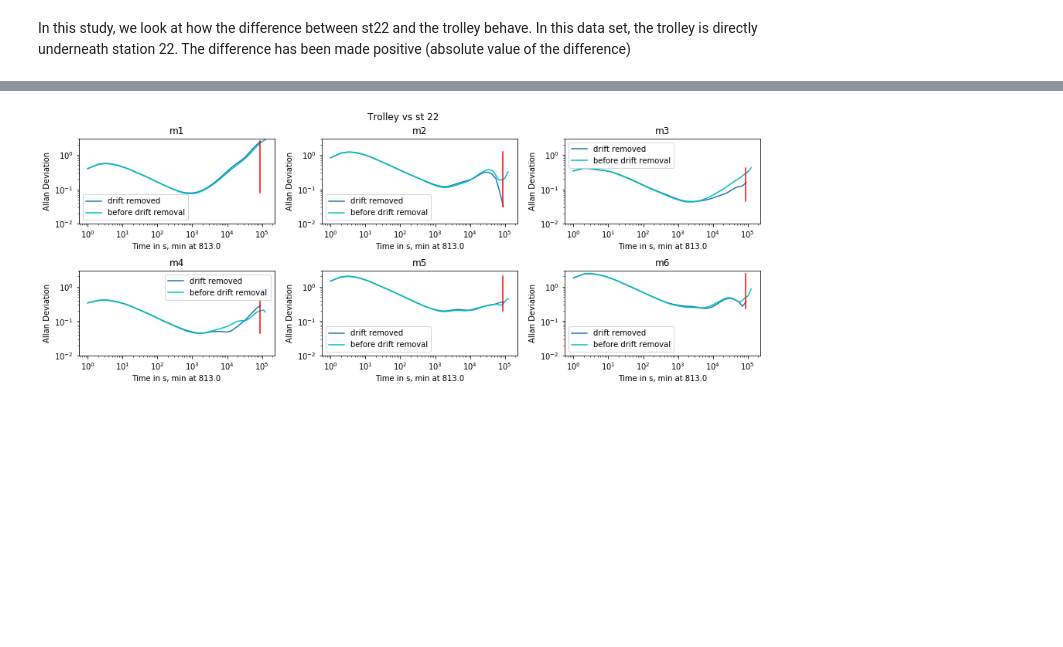
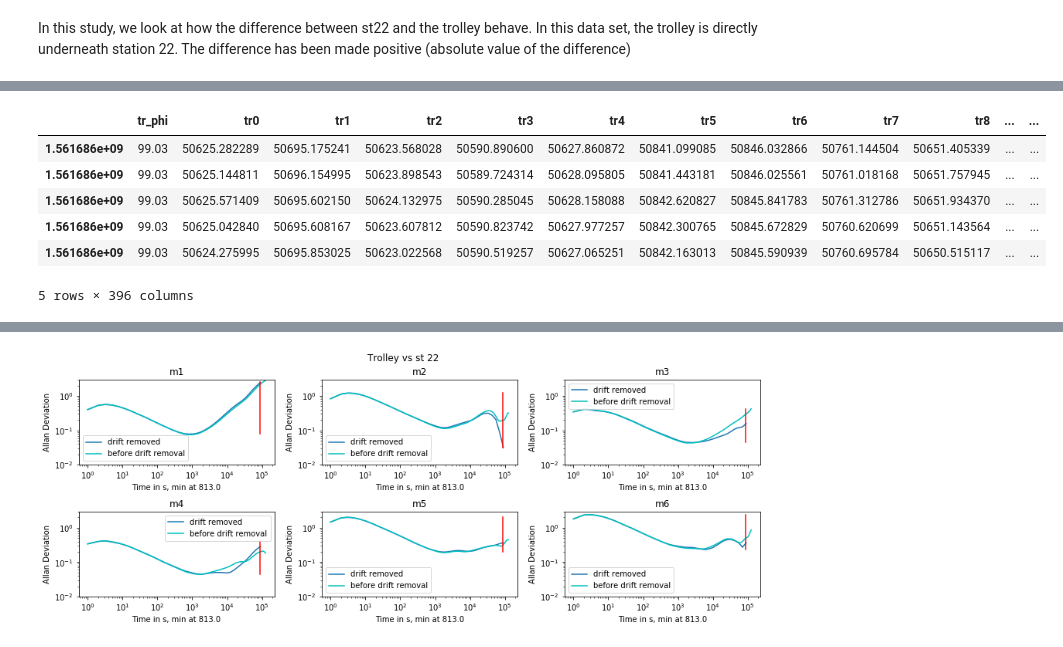
Before and after one commit to aetb/trfp, a Jupyter notebook: Superlong_st22_vs_trolley_Jonathan.ipynb, the cells around one changed output, grey strips where cells are left out. Drawn from its saved outputs; the diff is of its cells as text; code cells hidden in the pictures; blank space fills up the shorter version.

```diff
--- a/Superlong_st22_vs_trolley_Jonathan.ipynb
+++ b/Superlong_st22_vs_trolley_Jonathan.ipynb
@@ -282,4 +286,12 @@ def BestFit(x, Amplitudes): #Only use arrays output by the Harmonics function if
 # %%
 filename = 'hdf5/superlong_1.h5'
 sl_interp_df = pd.read_hdf(filename)
-#sl_interp_df.head()
+sl_interp_df.head()
+# %% [output]
+|  | tr_phi | tr0 | tr1 | tr2 | tr3 | tr4 | tr5 | tr6 | tr7 | tr8 | ... | ... |
+| 1.561686e+09 | 99.03 | 50625.282289 | 50695.175241 | 50623.568028 | 50590.890600 | 50627.860872 | 50841.099085 | 50846.032866 | 50761.144504 | 50651.405339 | ... | ... |
+| 1.561686e+09 | 99.03 | 50625.144811 | 50696.154995 | 50623.898543 | 50589.724314 | 50628.095805 | 50841.443181 | 50846.025561 | 50761.018168 | 50651.757945 | ... | ... |
+| 1.561686e+09 | 99.03 | 50625.571409 | 50695.602150 | 50624.132975 | 50590.285045 | 50628.158088 | 50842.620827 | 50845.841783 | 50761.312786 | 50651.934370 | ... | ... |
+| 1.561686e+09 | 99.03 | 50625.042840 | 50695.608167 | 50623.607812 | 50590.823742 | 50627.977257 | 50842.300765 | 50845.672829 | 50760.620699 | 50651.143564 | ... | ... |
+| 1.561686e+09 | 99.03 | 50624.275995 | 50695.853025 | 50623.022568 | 50590.519257 | 50627.065251 | 50842.163013 | 50845.590939 | 50760.695784 | 50650.515117 | ... | ... |
+5 rows × 396 columns
```
Also changed, not shown: parts of 9 cells of this notebook, 8 other files.
